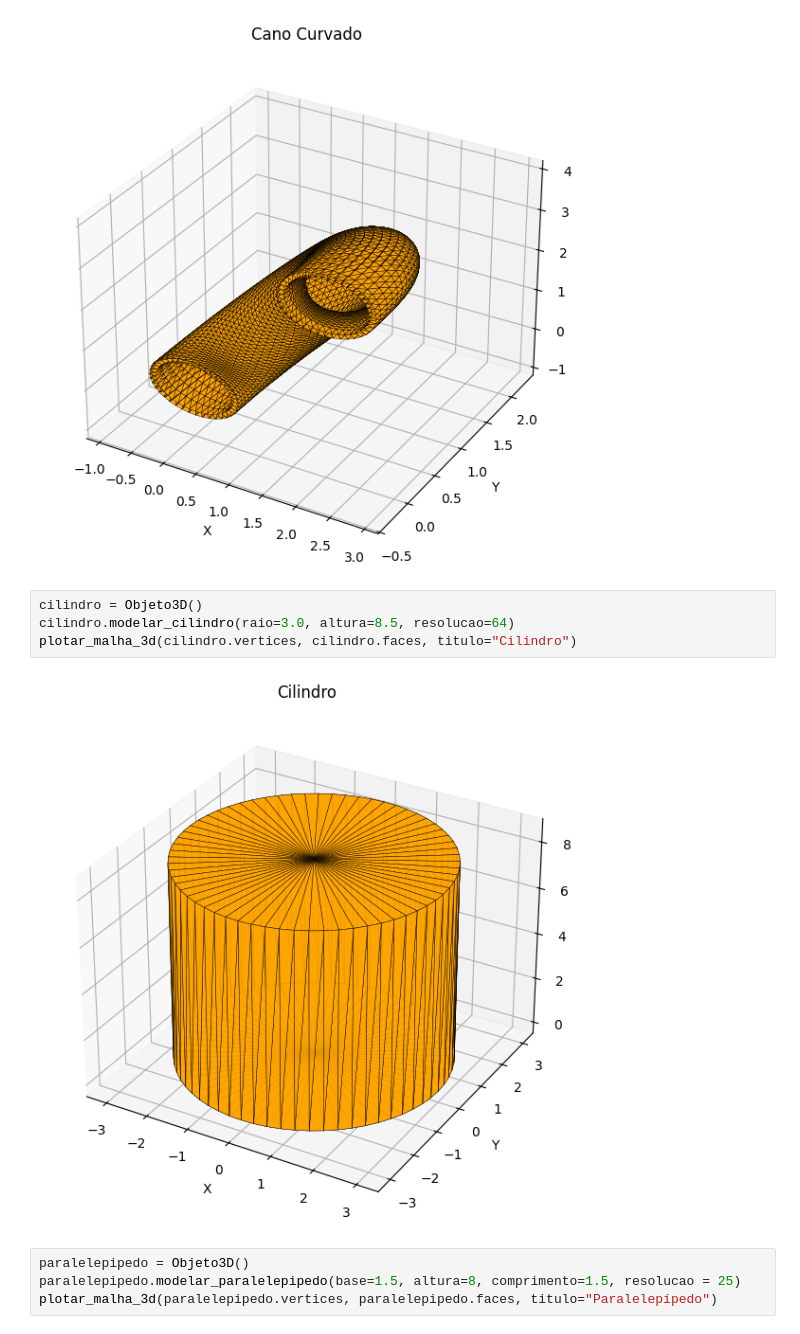
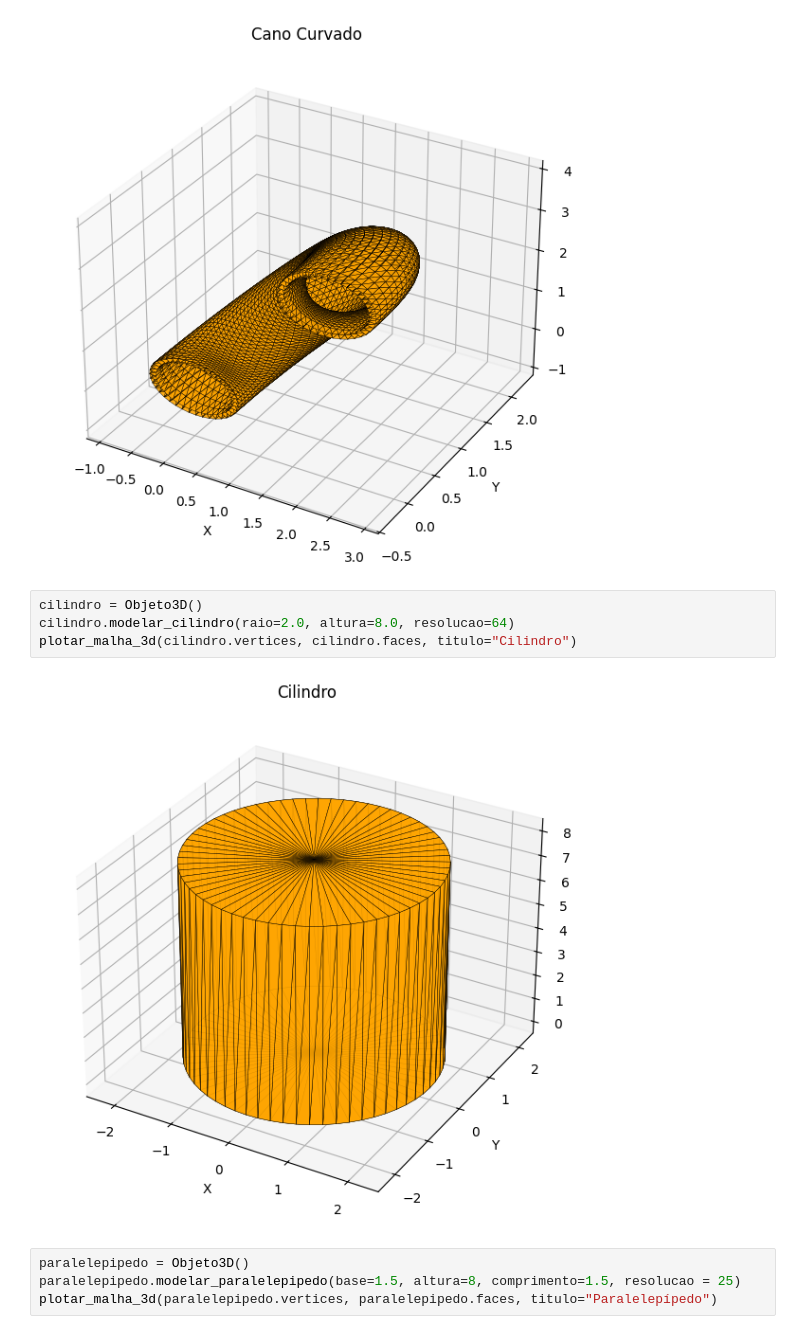
Before and after one commit to MabiuMoura/computa-o-grafica, a Jupyter notebook: main_scene.ipynb, the cells around one changed output. Saved outputs shown, nothing was run; the diff lists cells and outputs as text.

```diff
--- a/main_scene.ipynb
+++ b/main_scene.ipynb
@@ -49,10 +51,10 @@ plotar_malha_3d(cano_curvado.vertices, cano_curvado.faces,
 [figure]
 # %%
 cilindro = Objeto3D()
-cilindro.modelar_cilindro(raio=3.0, altura=8.5, resolucao=64)
+cilindro.modelar_cilindro(raio=2.0, altura=8.0, resolucao=64)
 plotar_malha_3d(cilindro.vertices, cilindro.faces, titulo="Cilindro")
 # %% [output]
-[figure, old version]
+[figure, new version]
 # %%
 paralelepipedo = Objeto3D()
 paralelepipedo.modelar_paralelepipedo(base=1.5, altura=8, comprimento=1.5, resolucao = 25)
```
Also changed, not shown: parts of 7 cells of this notebook, 6 other files.
